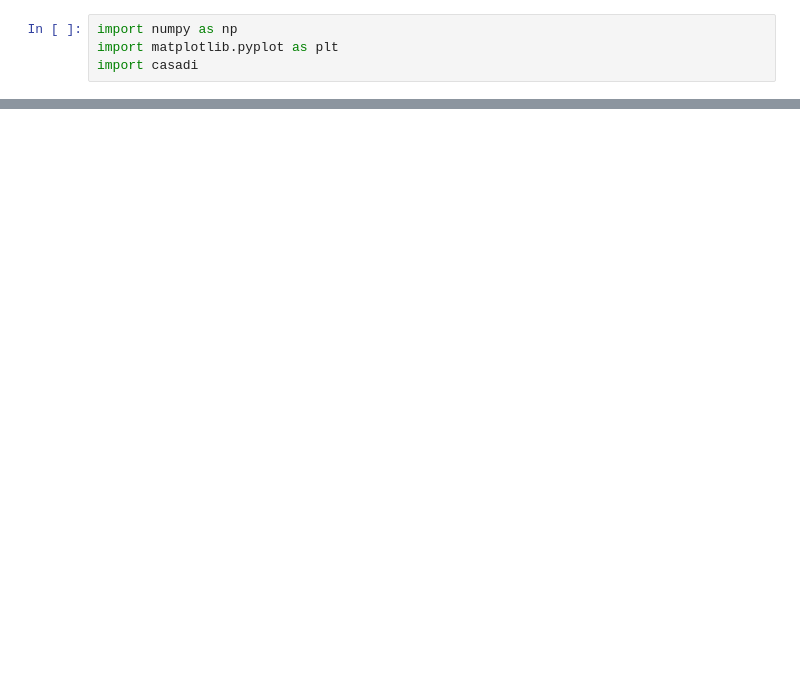
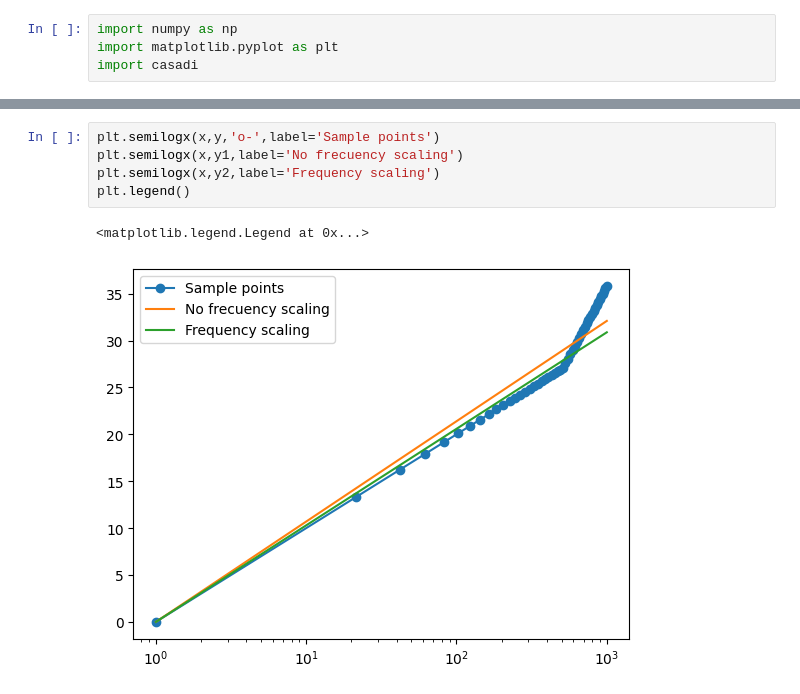
Before and after one commit to eliasrhoden/tf-freq-id, a Jupyter notebook: notebooks/log_freq_weitht.ipynb, the cells around one changed output, grey strips where cells are left out. Saved outputs shown, nothing was run; the diff lists cells and outputs as text; blank space fills up the shorter version.

Commit message:
Frequency weighting

```diff
--- a/notebooks/log_freq_weitht.ipynb
+++ b/notebooks/log_freq_weitht.ipynb
@@ -94,0 +168,8 @@ Total number of inequality constraints...............:        0
+# %%
+plt.semilogx(x,y,'o-',label='Sample points')
+plt.semilogx(x,y1,label='No frecuency scaling')
+plt.semilogx(x,y2,label='Frequency scaling')
+plt.legend()
+# %% [output]
+<matplotlib.legend.Legend at 0x...>
+[figure, added]
```
Also changed, not shown: parts of 5 cells of this notebook.
